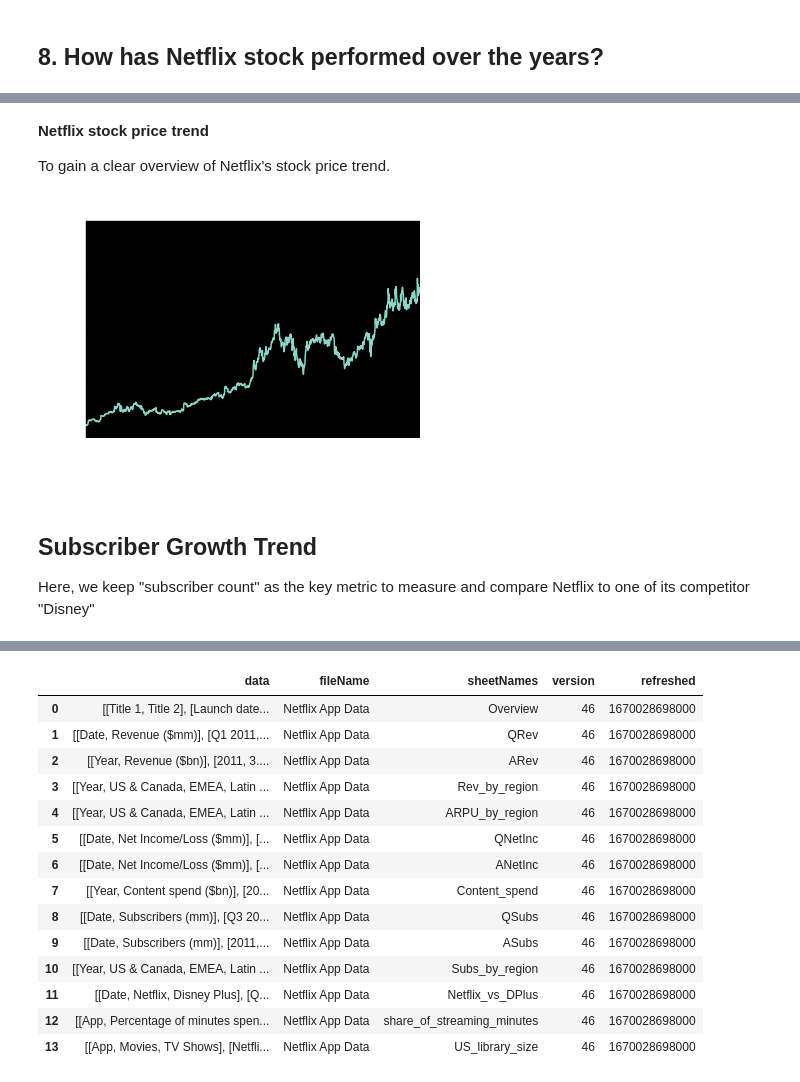
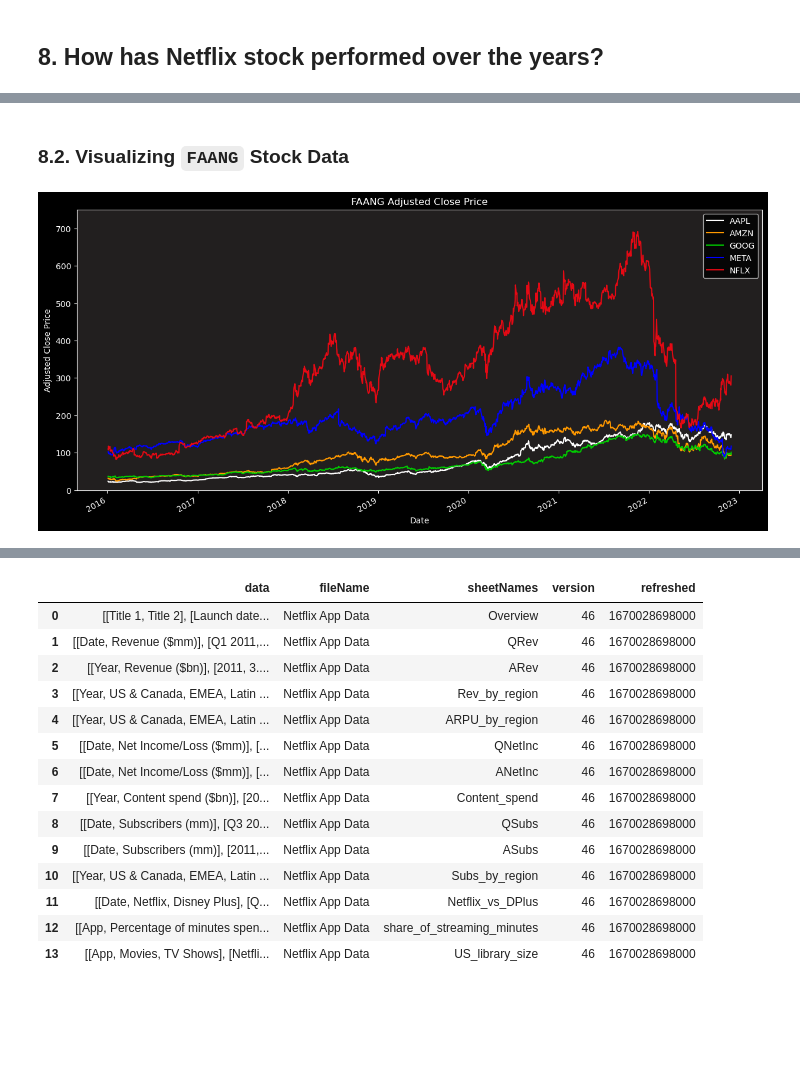
Before and after one commit to bhagirathbhard/Analysis-Netflix-Content-Library, a Jupyter notebook: A7-Netflix-Content-Analysis.ipynb, the cells around one changed output, grey strips where cells are left out. Drawn from its saved outputs; the diff is of its cells as text; code cells hidden in the pictures; blank space fills up the shorter version.

```diff
--- a/A7-Netflix-Content-Analysis.ipynb
+++ b/A7-Netflix-Content-Analysis.ipynb
@@ -1561,4 +1561,4 @@ from sklearn.preprocessing import StandardScaler
 # %%
 #Use yfinance to get FAANG stock data over the past 5 years and store it in a dataframe
-faang = yf.download('META AMZN NFLX GOOG AAPL', start='2016-01-01', end='2021-01-01', progress=False)
-f
+faang = yf.download('META AMZN NFLX GOOG AAPL', start='2016-01-01', end='2022-12-01', progress=False)
+faang.head(3)
@@ -1663,20 +1572,0 @@ Upon stock price analysis, we notice that though Netflix's market value was almo
-# %% [markdown]
-**Netflix stock price trend**
-
-To gain a clear overview of Netflix's stock price trend.
-# %%
-from datetime import date
-
-ax = plt.axes()
-ax.plot(nflx_close)
-ax.set(xlim=(date(year=2015, month=1, day=1), date(year=2021, month=2, day=6)), ylim=(0, 800),
-       xlabel='Date', ylabel='Closing Price',
-       title='NETFLIX Trend')
-plt.xticks(rotation=45)
-plt.yticks([0, 200, 400, 600, 800]);
-# %% [output]
-[figure, removed]
-# %% [markdown]
-## Subscriber Growth Trend
-
-Here, we keep "subscriber count" as the key metric to measure and compare Netflix to one of its competitor "Disney"
@@ -1688,0 +1573,22 @@ x = r.get(url).json()
+# %% [markdown]
+### 8.2. Visualizing `FAANG` Stock Data
+# %%
+#Black background style for colaboratory
+plt.style.use('dark_background')
+#Plotting the adjusted close price of FAANG stocks and coloring them according to their respective companies
+faang['Adj Close'].plot(figsize=(15, 7), title='FAANG Adjusted Close Price', color=['#FFFFFF', '#FF9900', '#00CC00', '#0000FF', '#E50914'])
+#Background color
+ax = plt.gca()
+ax.set_facecolor('#221f1f')
+#Adding a legend
+plt.legend(faang['Adj Close'].columns.values)
+#X-axis label
+plt.xlabel('Date')
+#Y-axis length
+plt.ylim(0, 750)
+#Y-axis label
+plt.ylabel('Adjusted Close Price')
+#Displaying the plot
+plt.show()
+# %% [output]
+[figure, added]
```
Also changed, not shown: parts of 26 cells of this notebook.
